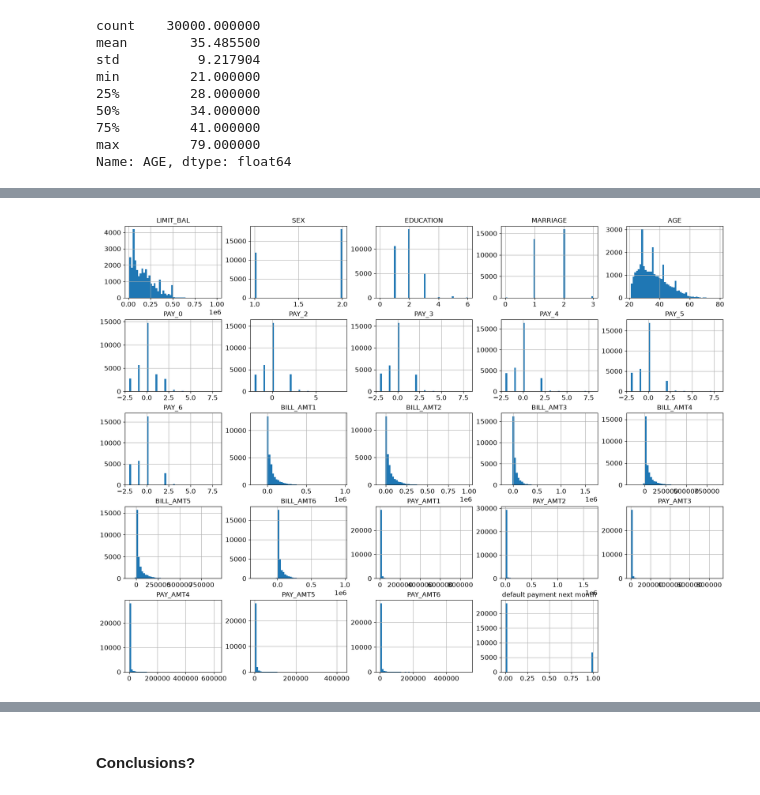
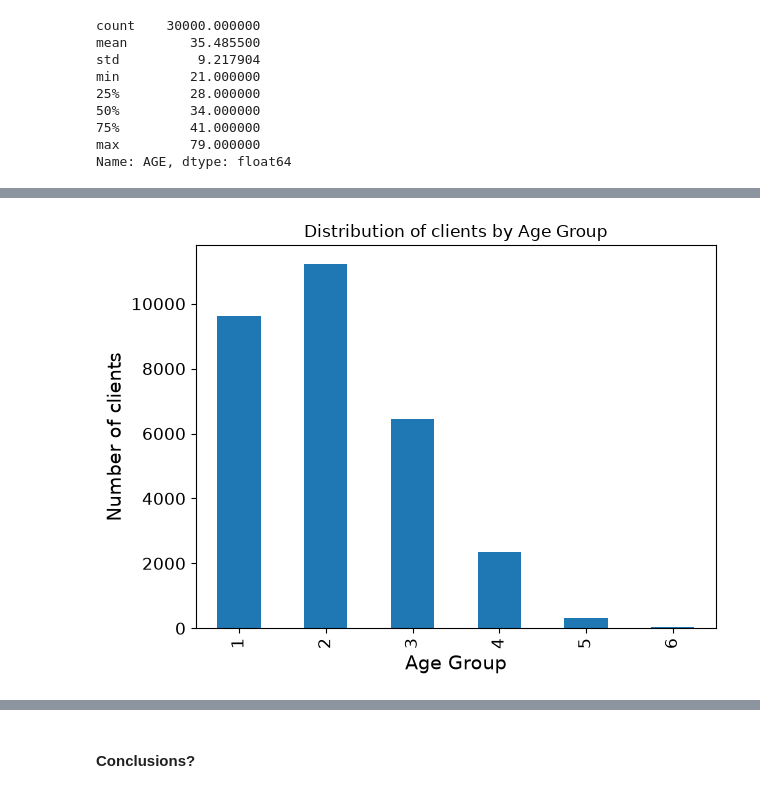
Before and after one commit to dg1223/UofT-SCS-3253-095-Machine-Learning, a Jupyter notebook: assignments/W3_Alavi_alavish1.ipynb, the cells around one changed output, grey strips where cells are left out. Cells and saved outputs as stored; diff of their text form; code cells hidden in the pictures.

```diff
--- a/assignments/W3_Alavi_alavish1.ipynb
+++ b/assignments/W3_Alavi_alavish1.ipynb
@@ -147,7 +167,7 @@ plt.show()
-# %%
-cc_original.hist(bins=50, figsize=(20,15)); #relies on matplotlib backend
-# save_fig("attribute_histogram_plots")
-
-plt.show()
-# %% [output]
-[figure, removed]
+# %%
+# split age into categorcal values
+cc_original["age_group"] = pd.cut(cc_original["AGE"], bins=[0,29,39,49,59,69,np.inf], labels=[1,2,3,4,5,6])
+# %%
+plot_distribution(cc_original, "age_group", "Age Group")
+# %% [output]
+[figure, added]
```
Also changed, not shown: parts of 12 cells of this notebook.
